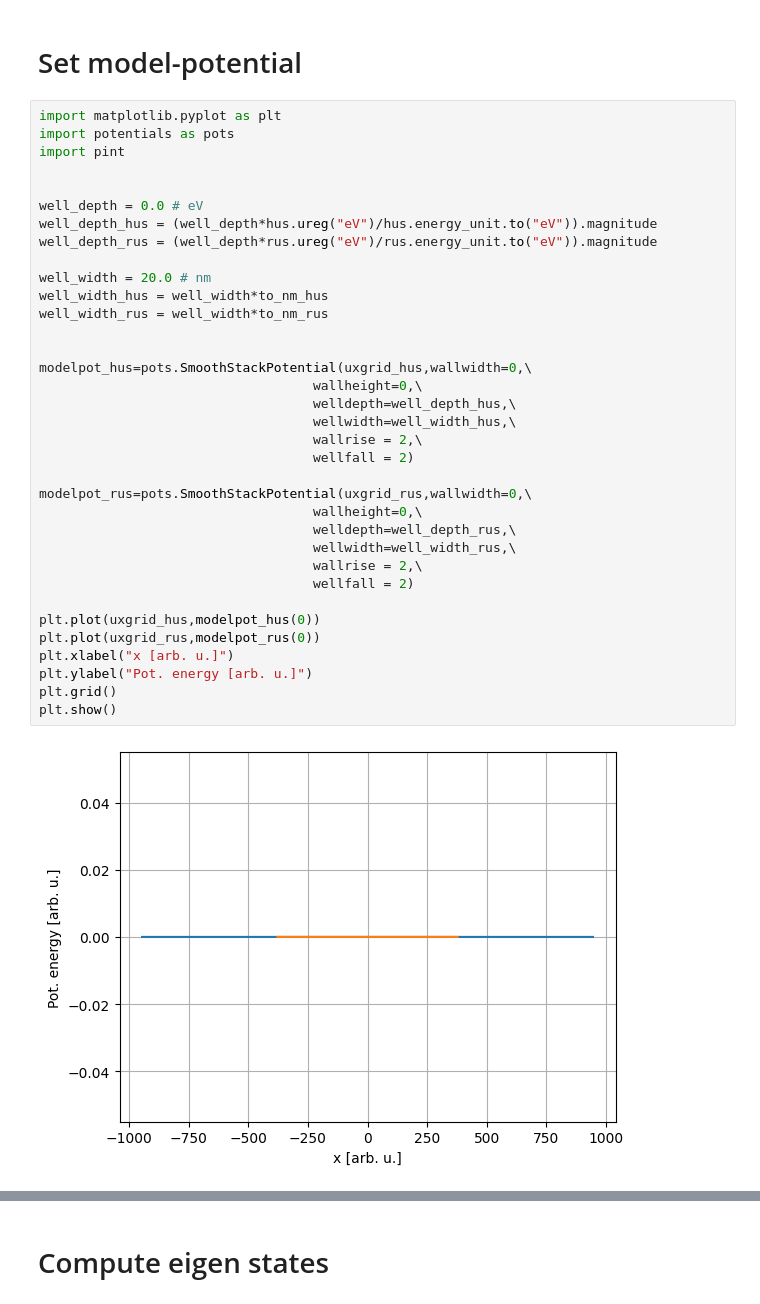
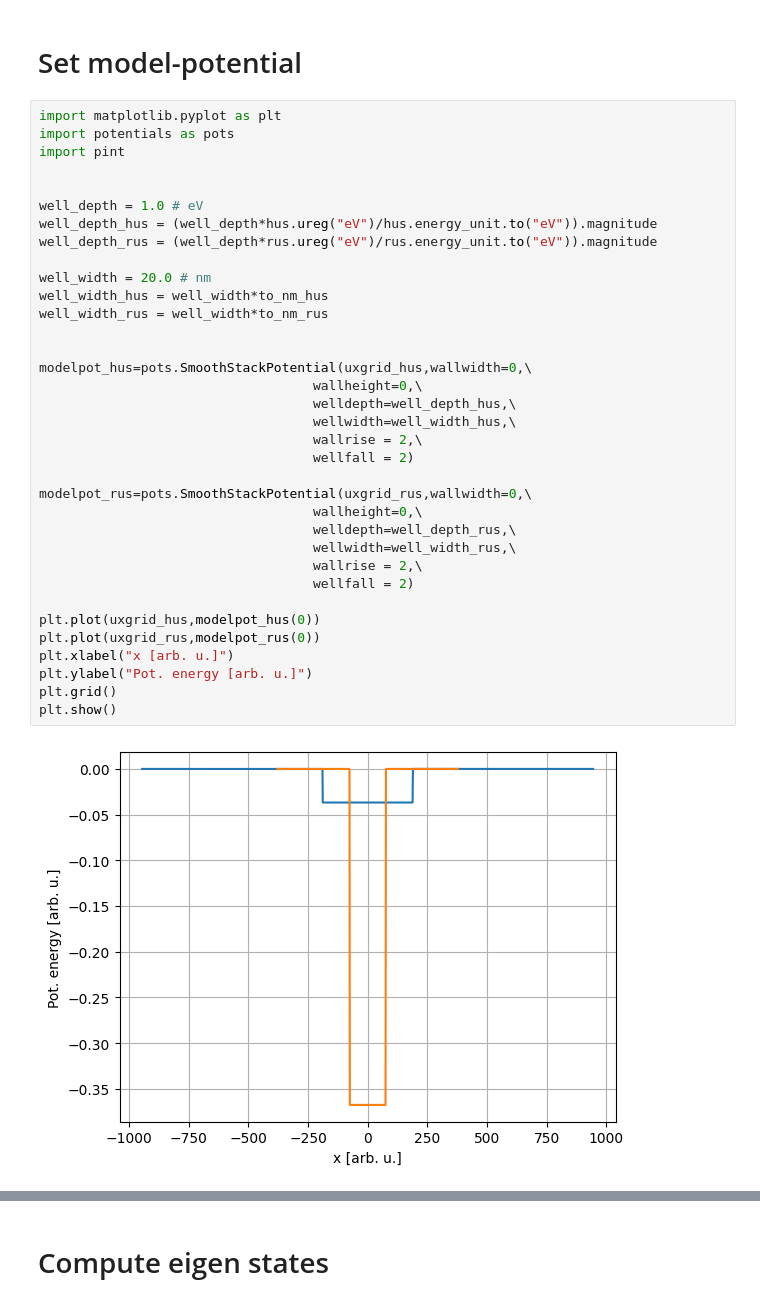
Before and after one commit to magashegyi/testrepo, a Jupyter notebook: test_atomic_units.ipynb, the cells around one changed output, grey strips where cells are left out. Saved outputs shown, nothing was run; the diff lists cells and outputs as text.

```diff
--- a/test_atomic_units.ipynb
+++ b/test_atomic_units.ipynb
@@ -210,37 +210,37 @@ import potentials as pots
 import pint
 
 
-well_depth = 0.0 # eV
+well_depth = 1.0 # eV
 well_depth_hus = (well_depth*hus.ureg("eV")/hus.energy_unit.to("eV")).magnitude
 well_depth_rus = (well_depth*rus.ureg("eV")/rus.energy_unit.to("eV")).magnitude
 
 well_width = 20.0 # nm
 well_width_hus = well_width*to_nm_hus
 well_width_rus = well_width*to_nm_rus
 
 
 modelpot_hus=pots.SmoothStackPotential(uxgrid_hus,wallwidth=0,\
                                    wallheight=0,\
                                    welldepth=well_depth_hus,\
                                    wellwidth=well_width_hus,\
                                    wallrise = 2,\
                                    wellfall = 2)
 
 modelpot_rus=pots.SmoothStackPotential(uxgrid_rus,wallwidth=0,\
                                    wallheight=0,\
                                    welldepth=well_depth_rus,\
                                    wellwidth=well_width_rus,\
                                    wallrise = 2,\
                                    wellfall = 2)
 
 plt.plot(uxgrid_hus,modelpot_hus(0))
 plt.plot(uxgrid_rus,modelpot_rus(0))
 plt.xlabel("x [arb. u.]")
 plt.ylabel("Pot. energy [arb. u.]")
 plt.grid()
 plt.show()
 # %% [output]
-[figure, old version]
+[figure, new version]
 # %%
 x = uxgrid_hus * hus.length_unit.to('nm')
 y = modelpot_hus(0) * hus.energy_unit.to('eV')
```
Also changed, not shown: parts of 30 cells of this notebook, 3 other files.
